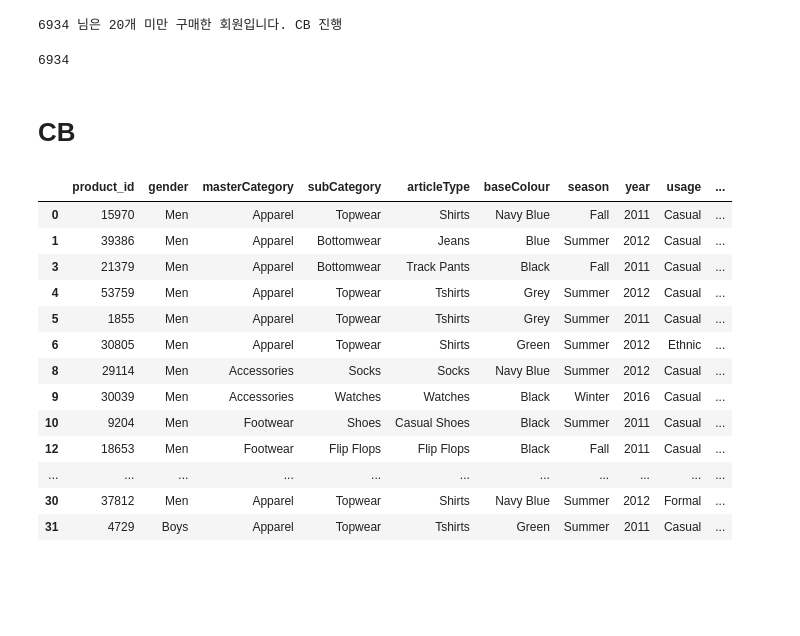
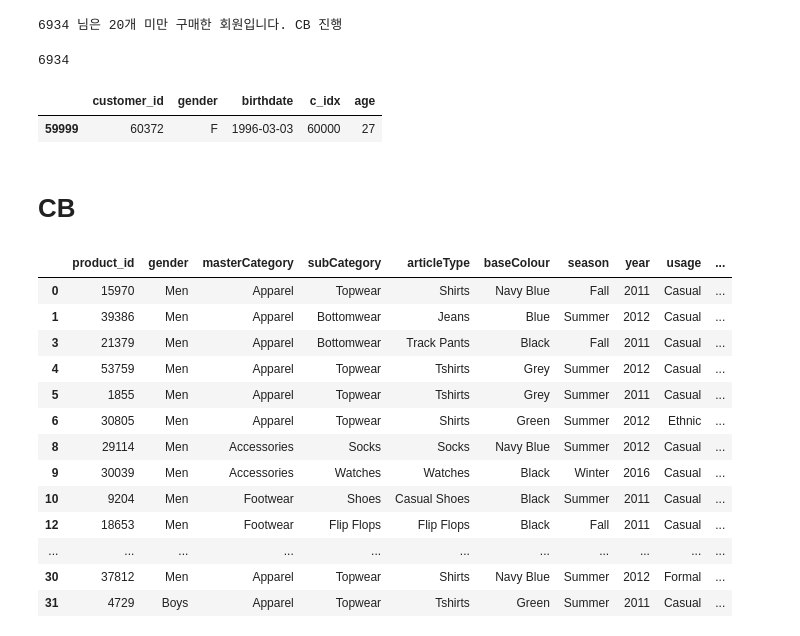
Before and after one commit to hyuna0926/cp2_phase2, a Jupyter notebook: class_recommend.ipynb, the cells around one changed output. Cells and saved outputs as stored; diff of their text form; code cells hidden in the pictures; blank space fills up the shorter version.

```diff
--- a/class_recommend.ipynb
+++ b/class_recommend.ipynb
@@ -148,3 +151,14 @@ youth, age_20, age_30 = data.no_purchase_data() # 데이터 잘 나눠짐
+# %%
+customer_c = customer_info.copy()
+customer_c.birthdate = customer_c.birthdate.apply(lambda x: datetime.strptime(x, '%Y-%m-%d'))
+customer_c['age']=customer_c.birthdate.apply(lambda x: datetime.today().year - x.year)
+
+cus_pur = pd.merge(cart_purchase, customer_c, on=['c_idx','customer_id'], how='left')
+# %%
+customer_c[customer_c['c_idx']==60000]
+# %% [output]
+|  | customer_id | gender | birthdate | c_idx | age |
+| 59999 | 60372 | F | 1996-03-03 | 60000 | 27 |
 # %% [markdown]
 # CB
 # %%
```
Also changed, not shown: parts of 9 cells of this notebook.
